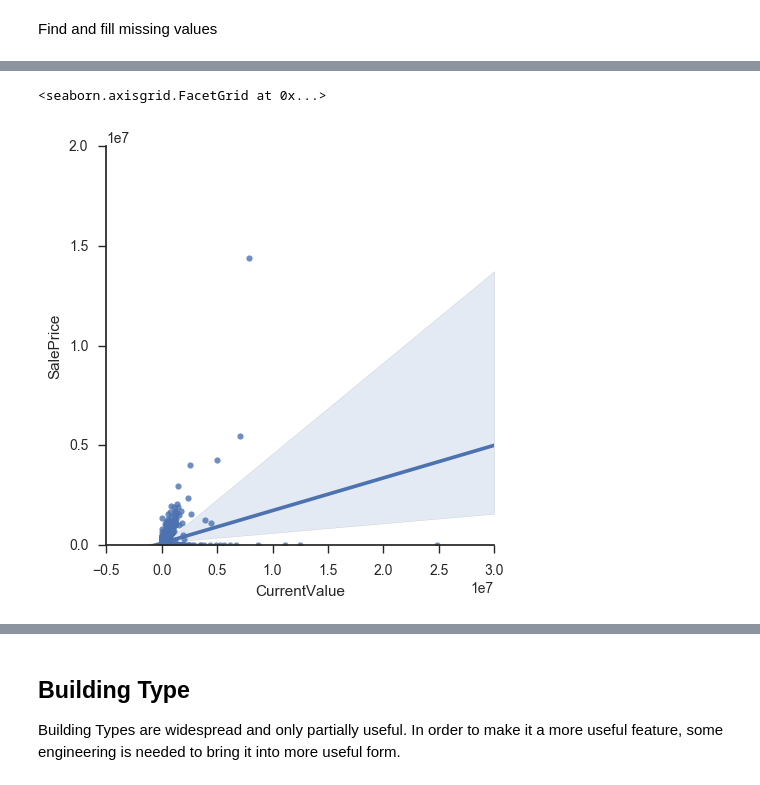
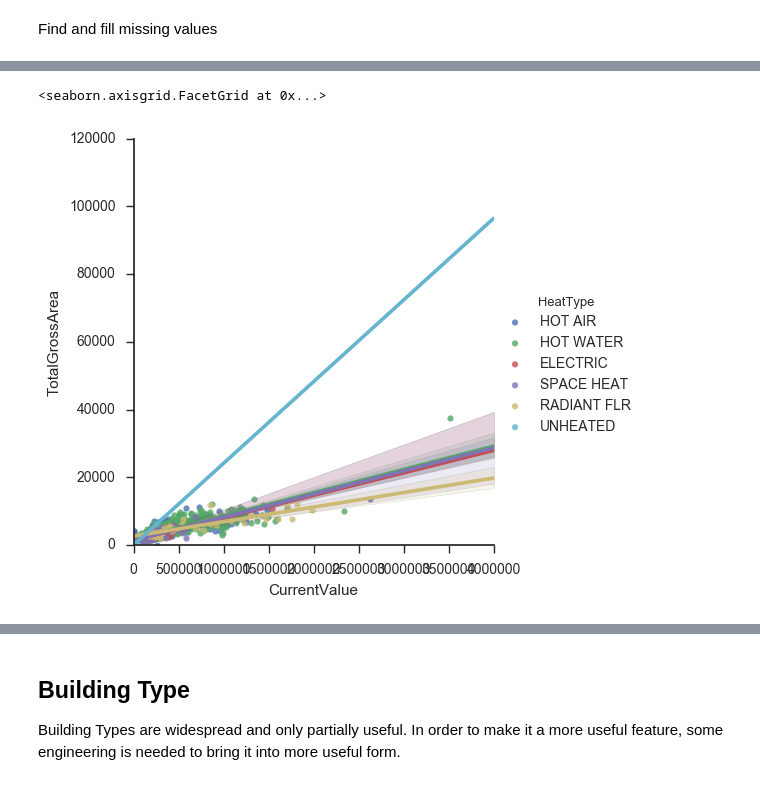
Before and after one commit to kefortney/PythonLearning, a Jupyter notebook: Burlington Housing Data Summary.ipynb, the cells around one changed output, grey strips where cells are left out. Cells and saved outputs as stored; diff of their text form; code cells hidden in the pictures.

Commit message:
Reformating and working with time data in Burlington Police Data

```diff
--- a/Burlington Housing Data Summary.ipynb
+++ b/Burlington Housing Data Summary.ipynb
@@ -96,20 +96,3 @@ Four Family
 Commercial Condo
 Seasonal home
 Commercial Land
-# %%
-print(train_df['LandUse'].value_counts())
-
-# clean up some of the names in LandUse
-train_df.loc[train_df["LandUse"] == "RESIDENTAL APT CONDO", "LandUse"] = 'Condo'
-train_df.loc[train_df["LandUse"] == "Commercial/Residential Condo", "LandUse"] = 'Condo'
-train_df.loc[train_df["LandUse"] == "Commercial Condo", "LandUse"] = 'Condo'
-train_df.loc[train_df["LandUse"] == "Residential Condo", "LandUse"] = 'Condo'
-train_df.loc[train_df["LandUse"] == "Single Family", "LandUse"] = '1 Family'
-
-# return just the residential properties based on LandUse
-train_df = train_df.loc[(train_df["LandUse"] == "1 Family") | (train_df["LandUse"] == "2 Family")
-                    | (train_df["LandUse"] == "3 Family") | (train_df["LandUse"] == "4 Family")
-                    | (train_df["LandUse"] == "Apartments 5+Units") | (train_df["LandUse"] == "Condo")]
-
-# Verify that it all worked
-print(train_df['LandUse'].value_counts())
@@ -202,8 +184,10 @@ PropertyCenterPoint       134
 dtype: int64
 # %%
 # plot distribution of family size
-g = sns.lmplot(x="CurrentValue", y="SalePrice",  data=train_df, x_jitter=.3, sharey=False)
-g.set(ylim=(0, None))
+
+singledf = train_df.loc[(train_df["LandUse"] == "1 Family")]
+g = sns.lmplot(x="CurrentValue", y="TotalGrossArea", hue="HeatType", data=singledf, x_jitter=.3, sharey=False)
+g.set(ylim=(0, None), xlim=(0, None))
 # %% [output]
 <seaborn.axisgrid.FacetGrid at 0x...>
-[figure, old version]
+[figure, new version]
```
Also changed, not shown: parts of 12 cells of this notebook, 2 other files.
